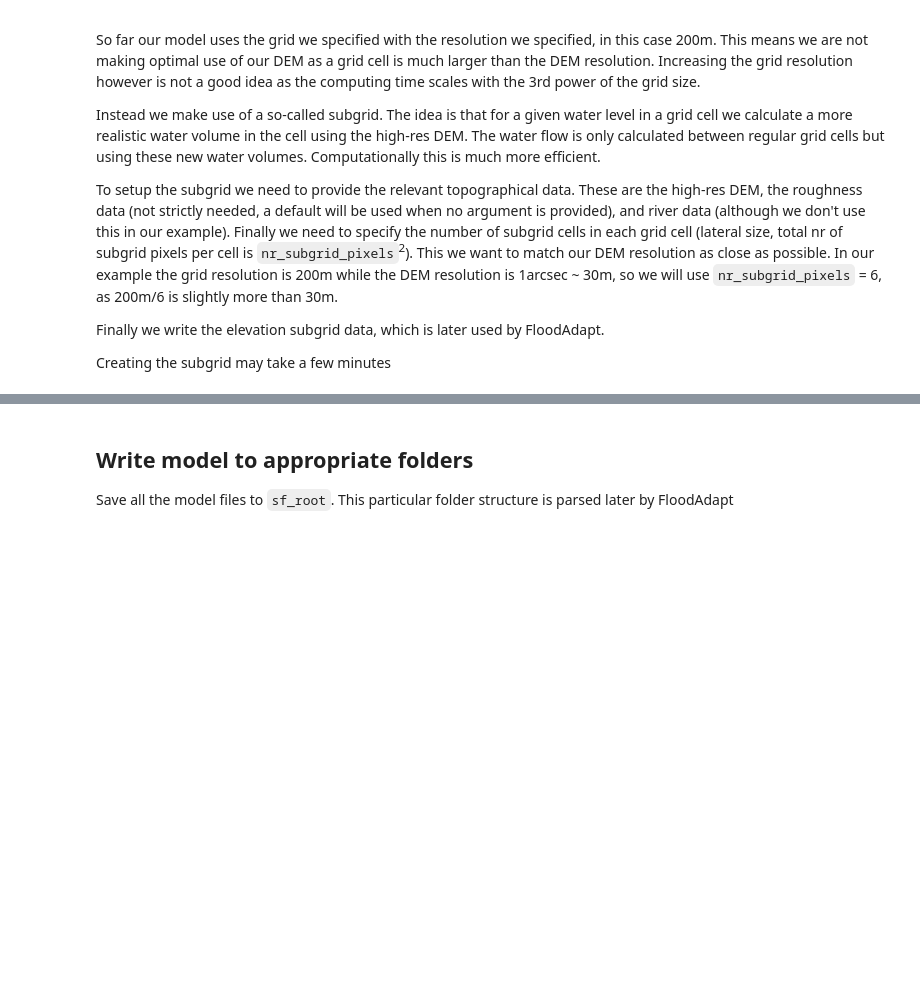
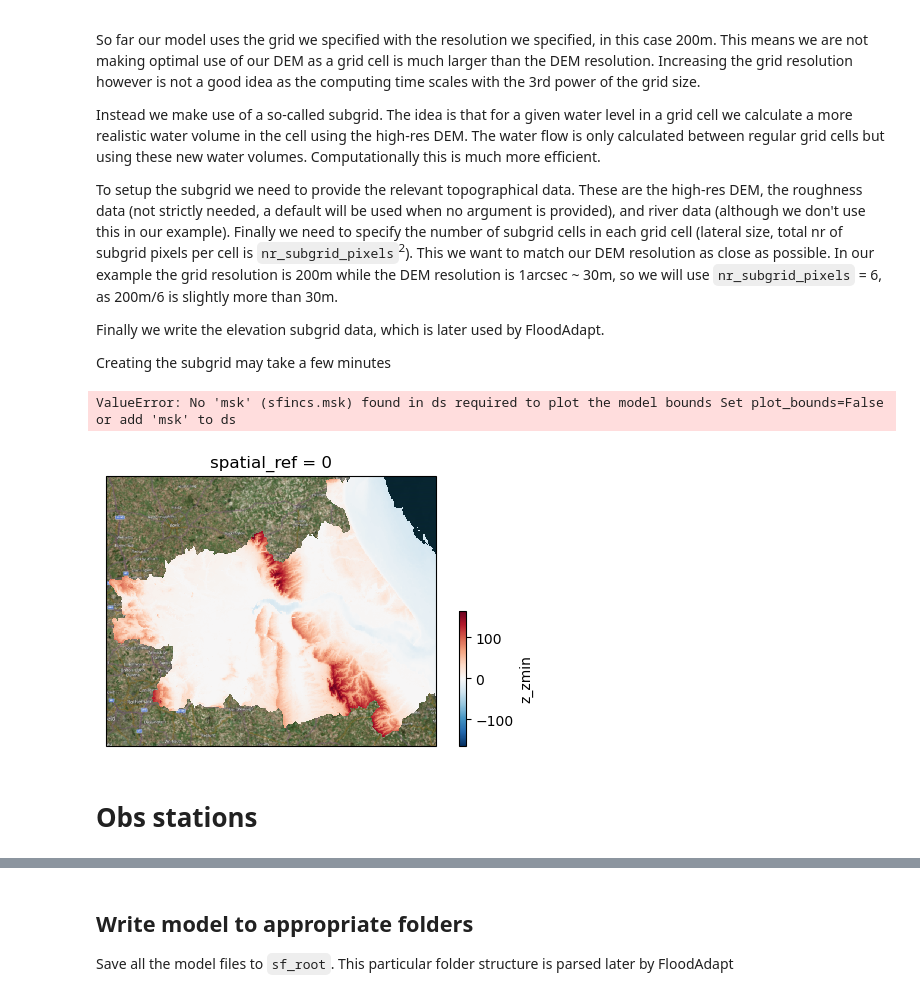
Before and after one commit to interTwin-eu/DT-flood, a Jupyter notebook: Notebooks/SetupSFINCS.ipynb, the cells around one changed output, grey strips where cells are left out. Drawn from its saved outputs; the diff is of its cells as text; code cells hidden in the pictures; blank space fills up the shorter version.

```diff
--- a/Notebooks/SetupSFINCS.ipynb
+++ b/Notebooks/SetupSFINCS.ipynb
@@ -249,4 +297,9 @@ sf.setup_subgrid(
     write_man_tif=False         # Whether to write the subgrid roughness data
 )
 # %%
-_ = sf.plot_basemap(variable='subgrid.z_zmin',bmap='sat',zoomlevel=12)
+_ = sf.plot_basemap(variable='subgrid.z_zmin',bmap='sat',zoomlevel=10)
+# %% [output]
+ValueError: No 'msk' (sfincs.msk) found in ds required to plot the model bounds Set plot_bounds=False or add 'msk' to ds
+[figure, added]
+# %% [markdown]
+# Obs stations
```
Also changed, not shown: parts of 15 cells of this notebook, 41 other files.
